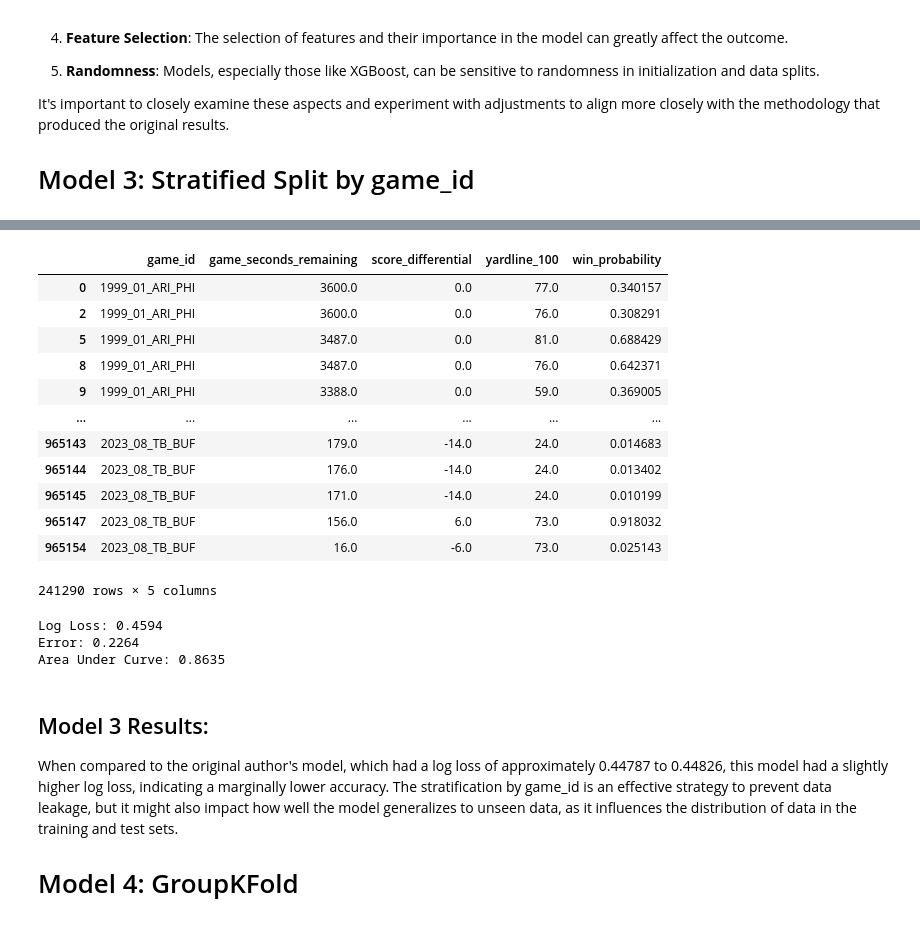
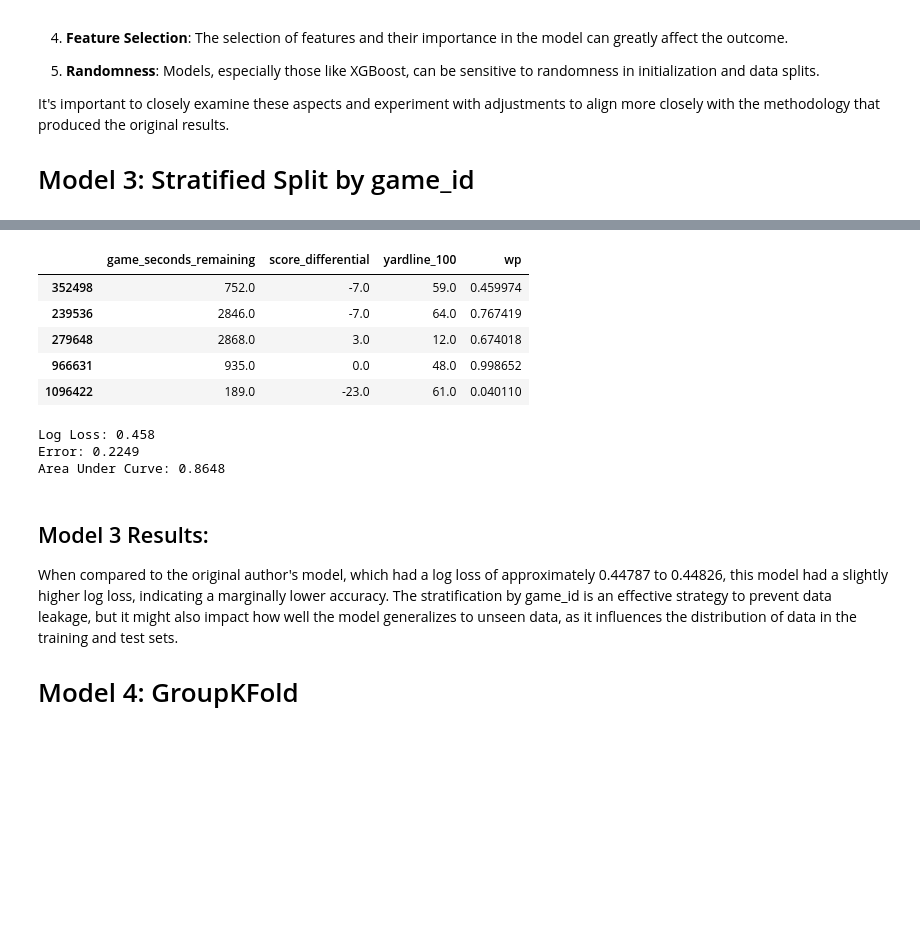
Before and after one commit to jonathanelbailey/nfl-data-models, a Jupyter notebook: notebooks/exploration/eda_nfl_wp_models.ipynb, the cells around one changed output, grey strips where cells are left out. Saved outputs shown, nothing was run; the diff lists cells and outputs as text; code cells hidden in the pictures; blank space fills up the shorter version.

Commit message:
about to add cross validation

```diff
--- a/notebooks/exploration/eda_nfl_wp_models.ipynb
+++ b/notebooks/exploration/eda_nfl_wp_models.ipynb
@@ -290,13 +344,12 @@ Compared to the original author's model, which achieved a log loss of approximat
 from sklearn.model_selection import train_test_split
 
 wp_model = WPModel()
-cal_data = wp_model.import_calibration_data()
-X = cal_data.loc[:, ~cal_data.columns.isin(['season', 'game_id', 'label', 'home_team', 'away_team'])]
-y = cal_data['label']
+
+X = wp_cal_data.loc[:, ~wp_cal_data.columns.isin(['season', 'game_id', 'label', 'home_team', 'away_team'])]
+y = wp_cal_data['label']
 
 X_train, X_test, y_train, y_test = train_test_split(X, y, random_state=42)
 
-clf = wp_model.train(X_train, y_train, X_test, y_test)
+clf = wp_model.train(X_train, y_train)
 scores = clf.evals_result()
-wp_preds = clf.predict_proba(X_test, validate_features=True)
 # %% [output]
@@ -316,5 +373,6 @@ wp_preds = clf.predict_proba(X_test, validate_features=True)
 # %%
-X_test['wp'] = wp_preds[:,1]
-cal_data['win_probability'] = X_test['wp']
-cols = ['game_id', 'game_seconds_remaining', 'score_differential', 'yardline_100', 'win_probability']
-test_df = cal_data.filter(items=cols)
+wp_preds = clf.predict_proba(X_test.to_numpy(), validate_features=True)[:, 1]
+cols = ['game_id', 'game_seconds_remaining', 'score_differential', 'yardline_100', 'wp']
+test_df = X_test.filter(items=cols)
+test_df['wp'] = wp_preds
+test_df.head()
@@ -362,17 +414,15 @@ It's important to closely examine these aspects and experiment with adjustments
 # Model 3: Stratified Split by game_id
 # %%
 wp_model = WPModel()
-cal_data = wp_model.import_calibration_data()
-X = cal_data.loc[:, ~cal_data.columns.isin(['season', 'game_id', 'label', 'home_team', 'away_team'])]
-y = cal_data['label']
-groups = cal_data['game_id']
+X = wp_cal_data.loc[:, ~wp_cal_data.columns.isin(['season', 'game_id', 'label'])]
+y = wp_cal_data['label']
+groups = wp_cal_data['game_id']
 
 X_train, X_test, y_train, y_test = train_test_split(X, y, random_state=42, stratify=groups)
 
-clf = wp_model.train(X_train, y_train, X_test, y_test)
+clf = wp_model.train(X_train, y_train)
 scores = clf.evals_result()
 wp_preds = clf.predict_proba(X_test, validate_features=True)
 
 scores = clf.evals_result()
-wp_preds = clf.predict_proba(X_test, validate_features=True)
 # %% [output]
@@ -393,31 +444,27 @@ wp_preds = clf.predict_proba(X_test, validate_features=True)
 # %%
-X_test['wp'] = wp_preds[:,1]
-cal_data['win_probability'] = X_test['wp']
-cols = ['game_id', 'game_seconds_remaining', 'score_differential', 'yardline_100', 'win_probability']
-test_df = cal_data.filter(items=cols)
-test_df.loc[test_df['win_probability'].notna()]
+wp_preds = clf.predict_proba(X_test.to_numpy(), validate_features=True)[:, 1]
+cols = ['game_id', 'game_seconds_remaining', 'score_differential', 'yardline_100', 'wp']
+test_df = test_df.filter(items=cols)
+test_df['wp'] = wp_preds
+test_df.head()
 # %% [output]
-|  | game_id | game_seconds_remaining | score_differential | yardline_100 | win_probability |
-| 0 | 1999_01_ARI_PHI | 3600.0 | 0.0 | 77.0 | 0.340157 |
-| 2 | 1999_01_ARI_PHI | 3600.0 | 0.0 | 76.0 | 0.308291 |
-| 5 | 1999_01_ARI_PHI | 3487.0 | 0.0 | 81.0 | 0.688429 |
-| 8 | 1999_01_ARI_PHI | 3487.0 | 0.0 | 76.0 | 0.642371 |
-| 9 | 1999_01_ARI_PHI | 3388.0 | 0.0 | 59.0 | 0.369005 |
-| ... | ... | ... | ... | ... | ... |
-| 965143 | 2023_08_TB_BUF | 179.0 | -14.0 | 24.0 | 0.014683 |
-| 965144 | 2023_08_TB_BUF | 176.0 | -14.0 | 24.0 | 0.013402 |
-| 965145 | 2023_08_TB_BUF | 171.0 | -14.0 | 24.0 | 0.010199 |
-| 965147 | 2023_08_TB_BUF | 156.0 | 6.0 | 73.0 | 0.918032 |
-| 965154 | 2023_08_TB_BUF | 16.0 | -6.0 | 73.0 | 0.025143 |
+|  | game_seconds_remaining | score_differential | yardline_100 | wp |
+| 352498 | 752.0 | -7.0 | 59.0 | 0.459974 |
+| 239536 | 2846.0 | -7.0 | 64.0 | 0.767419 |
+| 279648 | 2868.0 | 3.0 | 12.0 | 0.674018 |
+| 966631 | 935.0 | 0.0 | 48.0 | 0.998652 |
+| 1096422 | 189.0 | -23.0 | 61.0 | 0.040110 |
-241290 rows × 5 columns
 # %%
-print("Log Loss: " + str(round(sum(scores['validation_1']['logloss']) / len(scores['validation_1']['logloss']), 4)))
-print("Error: " + str(round(sum(scores['validation_1']['error']) / len(scores['validation_1']['error']), 4)))
-print("Area Under Curve: " + str(round(sum(scores['validation_1']['auc']) / len(scores['validation_1']['auc']), 4)))
+print("Log Loss: " + str(round(sum(scores['validation_0']['logloss']) / len(scores['validation_0']['logloss']), 4)))
+print("Error: " + str(round(sum(scores['validation_0']['error']) / len(scores['validation_0']['error']), 4)))
+print("Area Under Curve: " + str(round(sum(scores['validation_0']['auc']) / len(scores['validation_0']['auc']), 4)))
+model_3_evals = pd.DataFrame.from_dict(scores['validation_0']).mean()
+model_3_evals.name = 'Model 3'
+models_evals = pd.concat([models_evals, model_3_evals], axis=1)
 # %% [output]
-Log Loss: 0.4594
-Error: 0.2264
-Area Under Curve: 0.8635
+Log Loss: 0.458
+Error: 0.2249
+Area Under Curve: 0.8648
 # %% [markdown]
 ## Model 3 Results:
 
```
Also changed, not shown: parts of 19 cells of this notebook, 1 other file.
